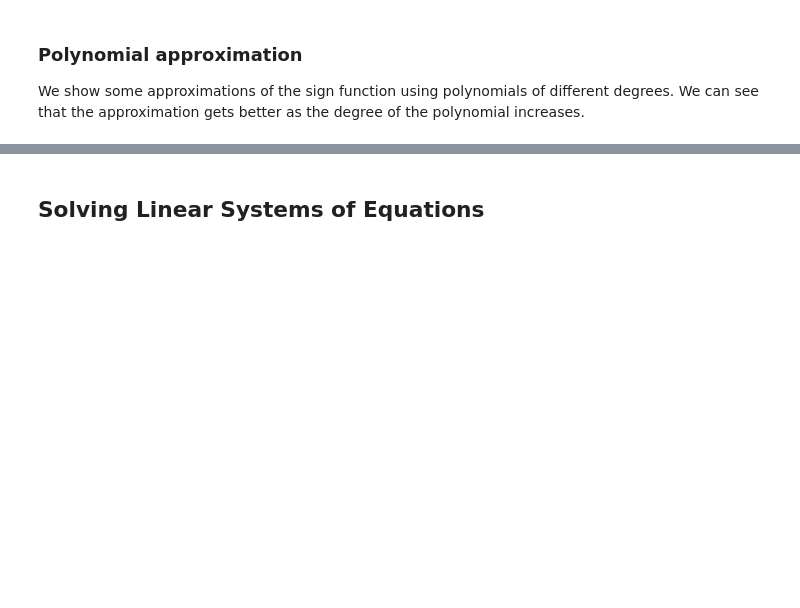
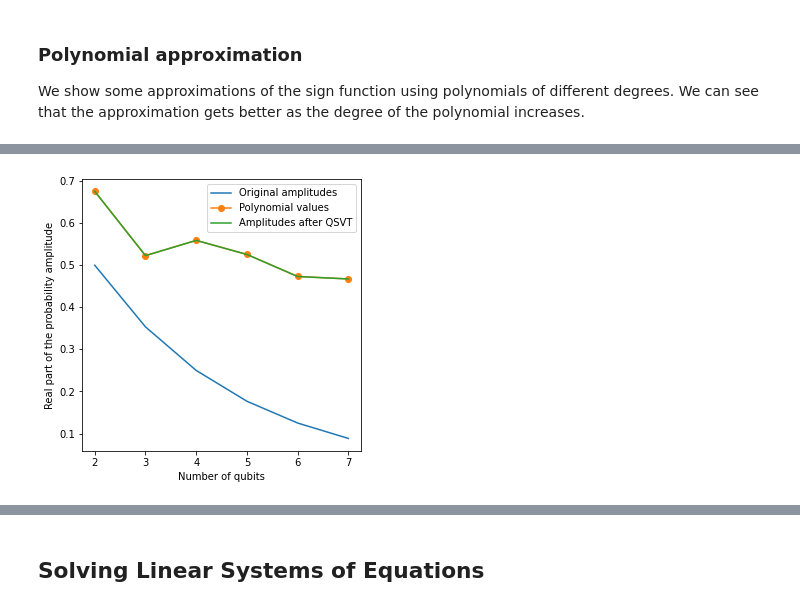
Before and after one commit to agnikit/QSVT, a Jupyter notebook: qsvt.ipynb, the cells around one changed output, grey strips where cells are left out. Drawn from its saved outputs; the diff is of its cells as text; code cells hidden in the pictures; blank space fills up the shorter version.

```diff
--- a/qsvt.ipynb
+++ b/qsvt.ipynb
@@ -470,46 +314,56 @@ Here we implement the actual search algorithm. We notice that using that circuit
 # %%
-from functools import reduce
-from pyqsp import angle_sequence
+np.random.seed(42)
 
-np.random.seed(42)
-qubits = 4;
+num_qubits = np.arange(2,8) # number of qubits
 
-# apply the hadamard gate to all qubits
-H = 1/np.sqrt(2)*np.array([[1,1],[1,-1]])
-U = reduce(np.kron, [H]*qubits)
+original_amplitudes = [1/np.sqrt(2**qubits) for qubits in num_qubits] # probability amplitudes, before QSVT
 
-# Create the qsvt circuit
+with io.capture_output() as captured: # suppress the output of pyqsp
+    values_poly = [sign_approximating_polynomial(qubits)(2**(-0.5*qubits)) for qubits in num_qubits] # values of the approximating polynomial
 
-# define the left projector
-all_zero_state = np.zeros(2**qubits) ; all_zero_state[0] = 1
-PR = np.outer(all_zero_state,all_zero_state.conj())
-# define the right projector
-r = np.random.randint(0,2**qubits)
-m = np.zeros(2**qubits) ; m[r] = 1
-PL = np.outer(m,m.conj())
+amplitudes = np.zeros(num_qubits.size) # probability amplitudes, after QSVT
+for i,qubits in enumerate(num_qubits):
 
-# Estimate the phases
-p = sign_approximating_polynomial(qubits)
-phi = pyqsp.angle_sequence.QuantumSignalProcessingPhases(p.coef, signal_operator='Wx')
-phi = angles_from_W_to_R(phi)
+    # U is the unitary operator which we block encode. It is just the Hadamard gate applied to all qubits
+    H = 1/np.sqrt(2)*np.array([[1,1],[1,-1]])
+    U = reduce(np.kron, [H]*qubits)
 
-# create the circuit
-backend = Aer.get_backend('statevector_simulator')
-qsvt_circuit = create_qsvt_circuit(U,PL,PR, phi, qubits)
+    # define the right projector
+    all_zero_state = np.zeros(2**qubits) ; all_zero_state[0] = 1
+    PR = np.outer(all_zero_state,all_zero_state.conj())
 
-# run the circuit and get the output statevector
-job = backend.run(qsvt_circuit)
-result = job.result()
-output_state = np.array(result.get_statevector(qsvt_circuit))
+    # define the left projector - we choose it randomly. In a real application, we would have indirect access to it, through the oracle
+    r = np.random.randint(0,2**qubits)
+    m = np.zeros(2**qubits) ; m[r] = 1
+    PL = np.outer(m,m.conj())
 
-# find the probability of measuring the |m> state
-initial_prob_ampl = 1/np.sqrt(2**qubits)
+    # Estimate the phases, suppressing the output of pyqsp
+    with io.capture_output() as captured:
+        p = sign_approximating_polynomial(qubits)
+        phi = pyqsp.angle_sequence.QuantumSignalProcessingPhases(p.coef, signal_operator='Wx')
 
-# find the overlap between the output state and the |m> state
-prob_ampl = output_state[r]
+    # convert the phases from W-convention to R-convention
+    phi = angles_from_W_to_R(phi)
 
-# print the results
-print('Initial probability amplitude: ', initial_prob_ampl)
-print('Approximating polynomial value: ', sign_approximating_polynomial(qubits)(2**(-0.5*qubits)))
-print('Probability amplitude after QSVT: ', prob_ampl)
+    # create the QSVT circuit
+    backend = Aer.get_backend('statevector_simulator')
+    qsvt_circuit = create_qsvt_circuit(U,PL,PR, phi, qubits)
+
+    # run the circuit and get the output statevector
+    job = backend.run(qsvt_circuit)
+    result = job.result()
+    output_state = np.array(result.get_statevector(qsvt_circuit))
+
+    # find the probability of measuring the |m> state
+    amplitudes[i] =  output_state[2*r].real
+
+
+
+# plot the results
+plt.plot(num_qubits,original_amplitudes, label = 'Original amplitudes ')
+plt.plot(num_qubits,values_poly, label = 'Polynomial values', marker = 'o')
+plt.plot(num_qubits,amplitudes, label = 'Amplitudes after QSVT')
+plt.xlabel('Number of qubits')
+plt.ylabel('Real part of the probability amplitude')
+plt.legend()
 # %% [output]
@@ -524,0 +371 @@ Probability amplitude after QSVT:  (0.5590970888592798+0.20579316989997803j)
+[figure, added]
```
Also changed, not shown: parts of 15 cells of this notebook.
